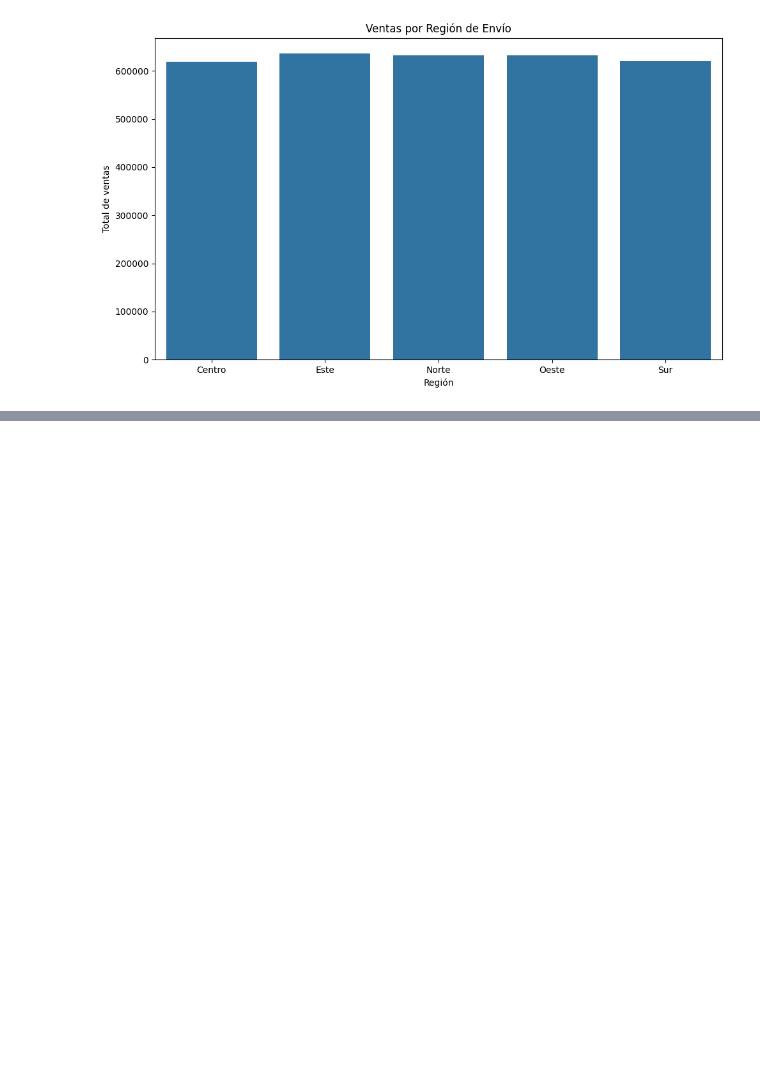
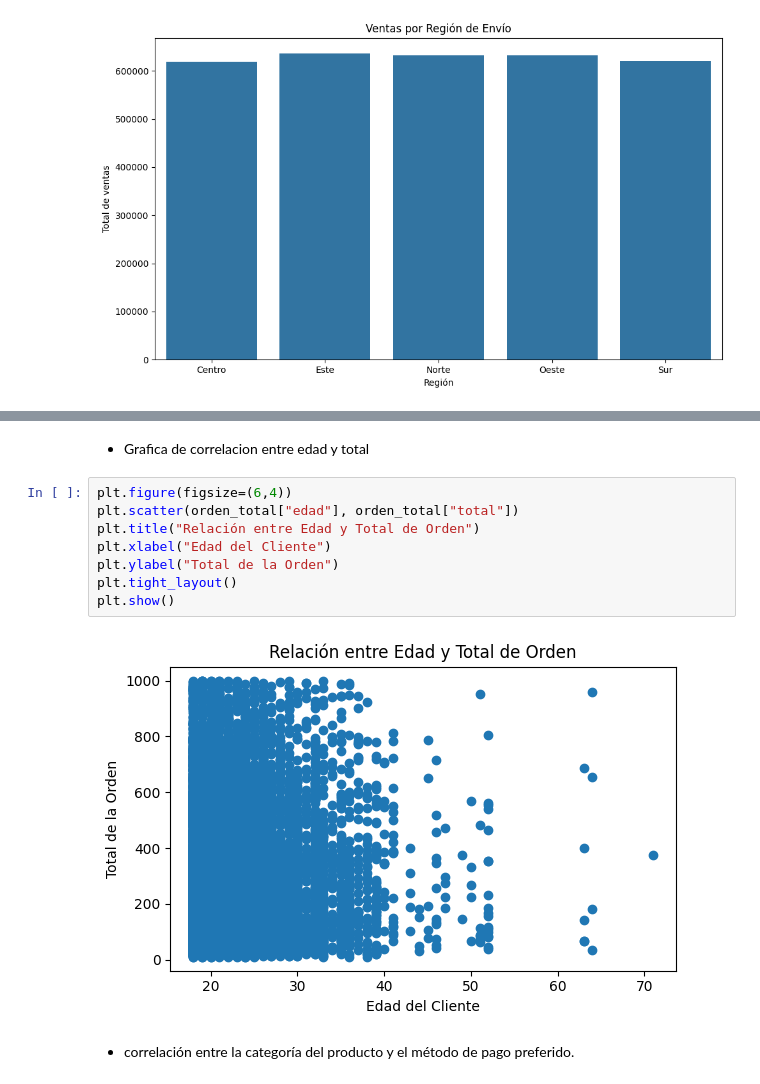
Before and after one commit to bryan967132/SOG22S25_Grupo16, a Jupyter notebook: Practica_Grupo16.ipynb, the cells around one changed output, grey strips where cells are left out. Drawn from its saved outputs; the diff is of its cells as text; blank space fills up the shorter version.

```diff
--- a/Practica_Grupo16.ipynb
+++ b/Practica_Grupo16.ipynb
@@ -340,0 +516,15 @@ plt.show()
+# %% [markdown]
+- Grafica de correlacion entre edad y total
+# %%
+plt.figure(figsize=(6,4))
+plt.scatter(orden_total["edad"], orden_total["total"])
+plt.title("Relación entre Edad y Total de Orden")
+plt.xlabel("Edad del Cliente")
+plt.ylabel("Total de la Orden")
+plt.tight_layout()
+plt.show()
+# %% [output]
+[figure, added]
+# %% [markdown]
+- correlación entre la categoría del producto y el
+método de pago preferido.
```
Also changed, not shown: parts of 23 cells of this notebook.
